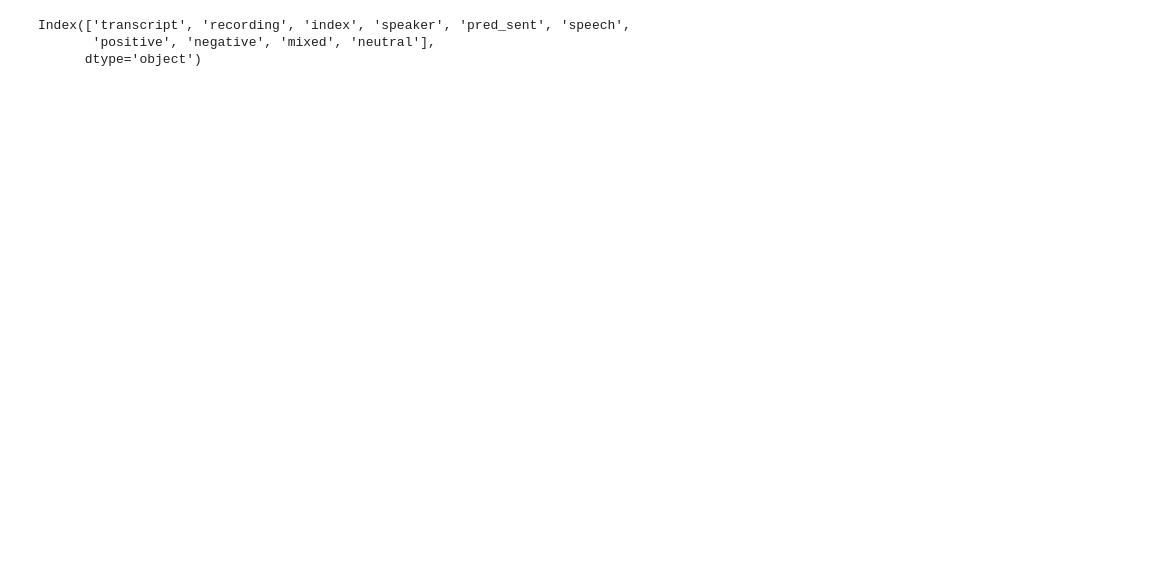
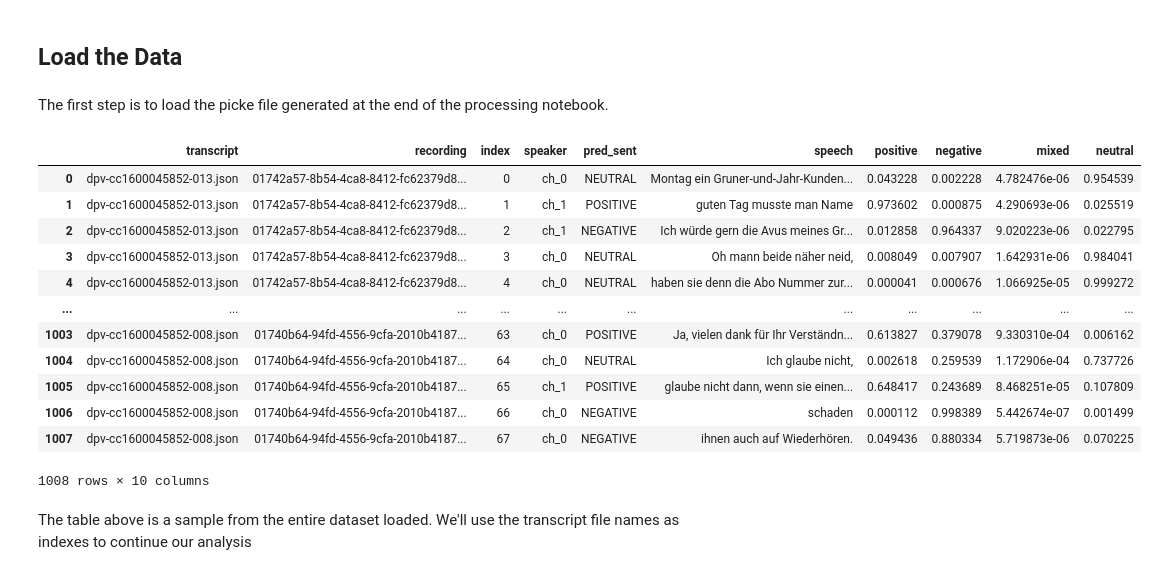
Before and after one commit to bobbruno/transcribe-comprehend, a Jupyter notebook: notebooks/Transcript_viz.ipynb, the cells around one changed output. Drawn from its saved outputs; the diff is of its cells as text; code cells hidden in the pictures; blank space fills up the shorter version.

```diff
--- a/notebooks/Transcript_viz.ipynb
+++ b/notebooks/Transcript_viz.ipynb
@@ -1,4 +25,25 @@
+# %% [markdown]
+## Load the Data
+# %% [markdown]
+The first step is to load the picke file generated at the end of the processing notebook.
 # %%
 import pandas as pd
 import matplotlib.pyplot as plt
 import seaborn as sns
+
+df = pd.read_pickle('../data/results/transcription.pickle')
+df
+# %% [output]
+|  | transcript | recording | index | speaker | pred_sent | speech | positive | negative | mixed | neutral |
+| 0 | dpv-cc1600045852-013.json | 01742a57-8b54-4ca8-8412-fc62379d8... | 0 | ch_0 | NEUTRAL | Montag ein Gruner-und-Jahr-Kunden... | 0.043228 | 0.002228 | 4.782476e-06 | 0.954539 |
+| 1 | dpv-cc1600045852-013.json | 01742a57-8b54-4ca8-8412-fc62379d8... | 1 | ch_1 | POSITIVE | guten Tag musste man Name | 0.973602 | 0.000875 | 4.290693e-06 | 0.025519 |
+| 2 | dpv-cc1600045852-013.json | 01742a57-8b54-4ca8-8412-fc62379d8... | 2 | ch_1 | NEGATIVE | Ich würde gern die Avus meines Gr... | 0.012858 | 0.964337 | 9.020223e-06 | 0.022795 |
+| 3 | dpv-cc1600045852-013.json | 01742a57-8b54-4ca8-8412-fc62379d8... | 3 | ch_0 | NEUTRAL | Oh mann beide näher neid, | 0.008049 | 0.007907 | 1.642931e-06 | 0.984041 |
+| 4 | dpv-cc1600045852-013.json | 01742a57-8b54-4ca8-8412-fc62379d8... | 4 | ch_0 | NEUTRAL | haben sie denn die Abo Nummer zur... | 0.000041 | 0.000676 | 1.066925e-05 | 0.999272 |
+| ... | ... | ... | ... | ... | ... | ... | ... | ... | ... | ... |
+| 1003 | dpv-cc1600045852-008.json | 01740b64-94fd-4556-9cfa-2010b4187... | 63 | ch_0 | POSITIVE | Ja, vielen dank für Ihr Verständn... | 0.613827 | 0.379078 | 9.330310e-04 | 0.006162 |
+| 1004 | dpv-cc1600045852-008.json | 01740b64-94fd-4556-9cfa-2010b4187... | 64 | ch_0 | NEUTRAL | Ich glaube nicht, | 0.002618 | 0.259539 | 1.172906e-04 | 0.737726 |
+| 1005 | dpv-cc1600045852-008.json | 01740b64-94fd-4556-9cfa-2010b4187... | 65 | ch_1 | POSITIVE | glaube nicht dann, wenn sie einen... | 0.648417 | 0.243689 | 8.468251e-05 | 0.107809 |
+| 1006 | dpv-cc1600045852-008.json | 01740b64-94fd-4556-9cfa-2010b4187... | 66 | ch_0 | NEGATIVE | schaden | 0.000112 | 0.998389 | 5.442674e-07 | 0.001499 |
+| 1007 | dpv-cc1600045852-008.json | 01740b64-94fd-4556-9cfa-2010b4187... | 67 | ch_0 | NEGATIVE | ihnen auch auf Wiederhören. | 0.049436 | 0.880334 | 5.719873e-06 | 0.070225 |
+1008 rows × 10 columns
@@ -7,8 +50,4 @@ df = pd.read_pickle('../data/results/transcription.pickle')
+# %% [markdown]
+The table above is a sample from the entire dataset loaded. We'll use the transcript file names as indexes to continue our analysis
 # %%
 transcripts = df.transcript.unique()
-# %%
-df.columns
-# %% [output]
-Index(['transcript', 'recording', 'index', 'speaker', 'pred_sent', 'speech',
-       'positive', 'negative', 'mixed', 'neutral'],
-      dtype='object')
```
Also changed, not shown: parts of 14 cells of this notebook, 4 other files.
